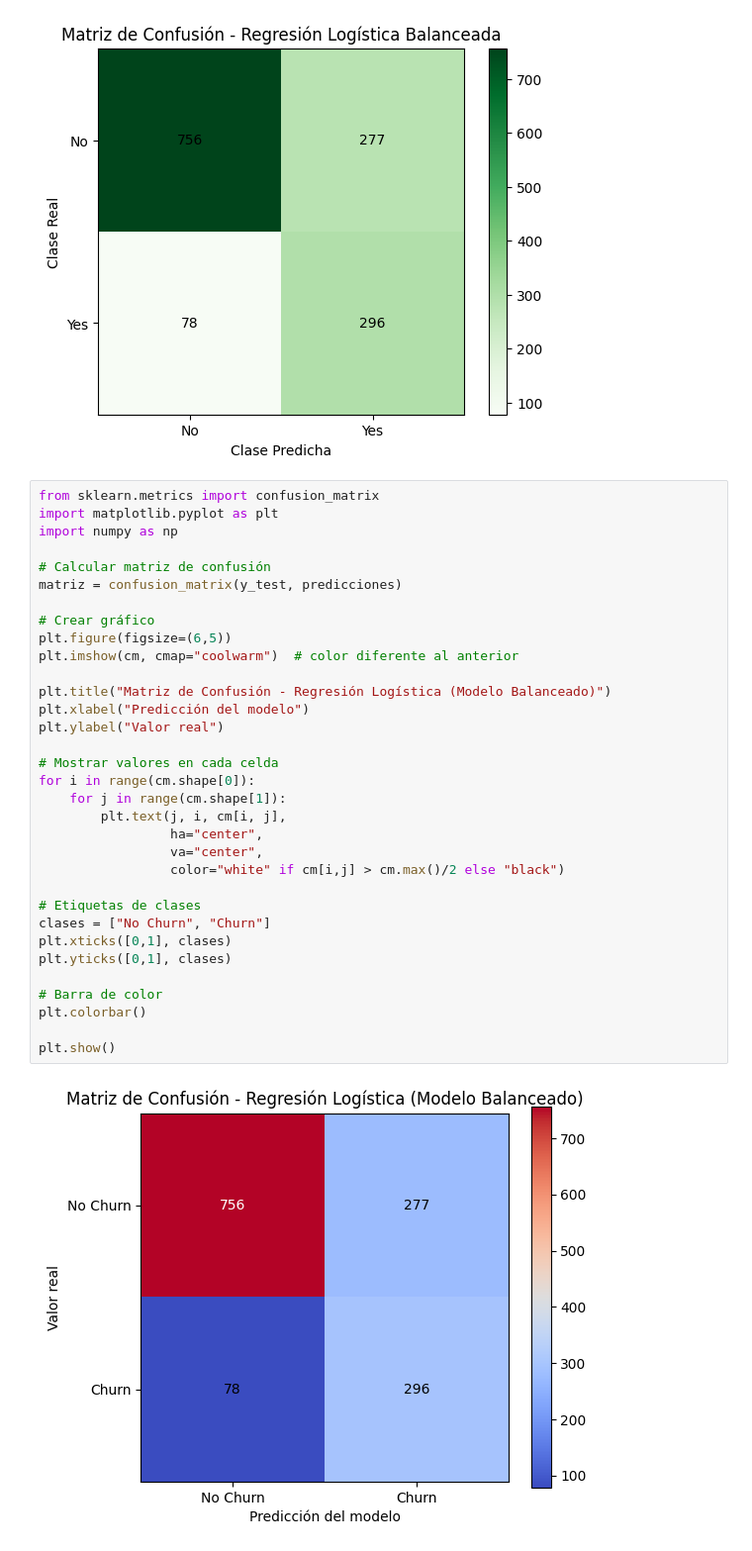
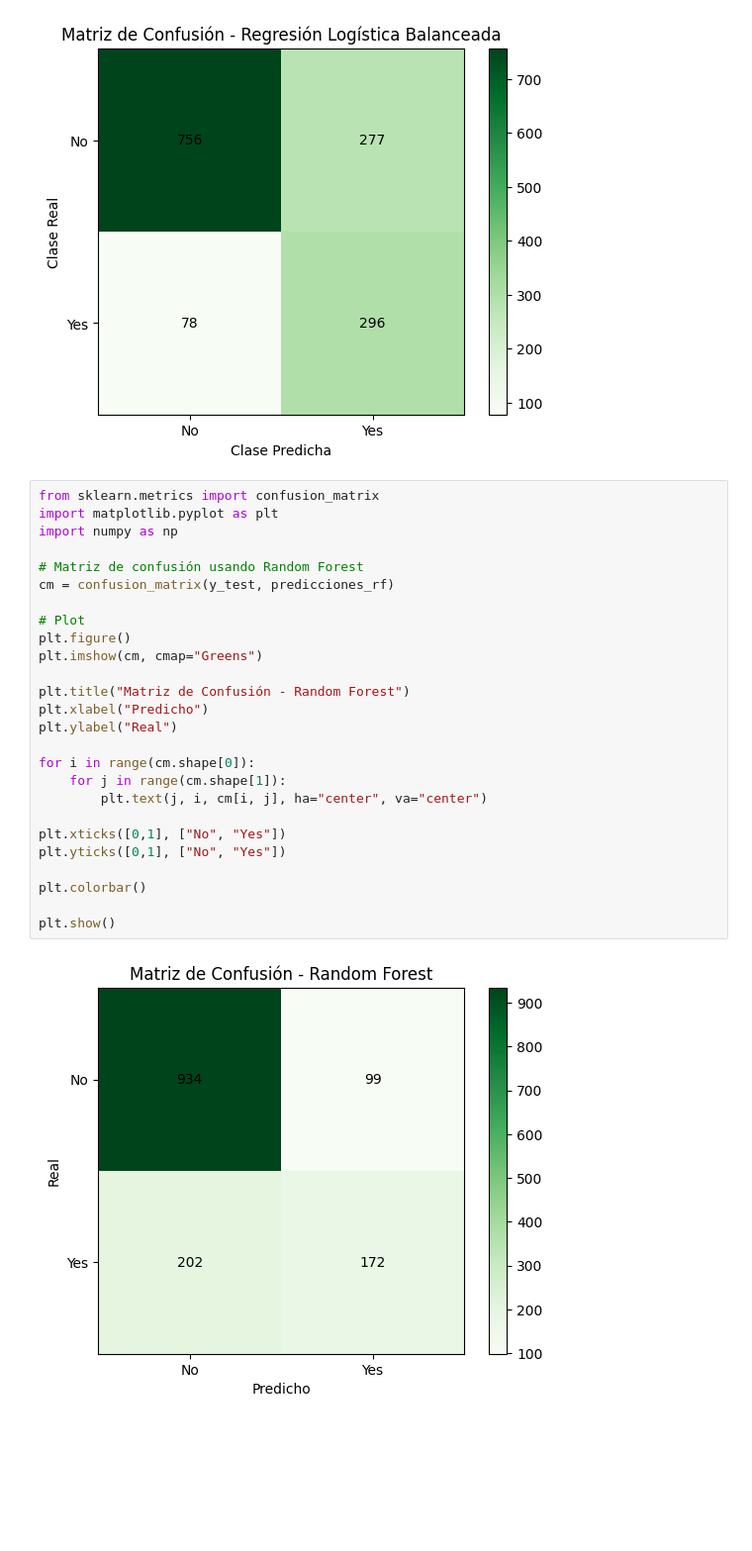
Before and after one commit to aalonsomt/Challenge-TelecomX_2, a Jupyter notebook: TelecomX_2.ipynb, the cells around one changed output. Shown at 99% size. Cells and saved outputs as stored; diff of their text form; blank space fills up the shorter version.

```diff
--- a/TelecomX_2.ipynb
+++ b/TelecomX_2.ipynb
@@ -447,35 +450,28 @@ plt.show()
 # %%
 from sklearn.metrics import confusion_matrix
 import matplotlib.pyplot as plt
 import numpy as np
 
-# Calcular matriz de confusión
-matriz = confusion_matrix(y_test, predicciones)
+# Matriz de confusión usando Random Forest
+cm = confusion_matrix(y_test, predicciones_rf)
 
-# Crear gráfico
-plt.figure(figsize=(6,5))
-plt.imshow(cm, cmap="coolwarm")  # color diferente al anterior
+# Plot
+plt.figure()
+plt.imshow(cm, cmap="Greens")
 
-plt.title("Matriz de Confusión - Regresión Logística (Modelo Balanceado)")
-plt.xlabel("Predicción del modelo")
-plt.ylabel("Valor real")
+plt.title("Matriz de Confusión - Random Forest")
+plt.xlabel("Predicho")
+plt.ylabel("Real")
 
-# Mostrar valores en cada celda
 for i in range(cm.shape[0]):
     for j in range(cm.shape[1]):
-        plt.text(j, i, cm[i, j],
-                 ha="center",
-                 va="center",
-                 color="white" if cm[i,j] > cm.max()/2 else "black")
+        plt.text(j, i, cm[i, j], ha="center", va="center")
 
-# Etiquetas de clases
-clases = ["No Churn", "Churn"]
-plt.xticks([0,1], clases)
-plt.yticks([0,1], clases)
+plt.xticks([0,1], ["No", "Yes"])
+plt.yticks([0,1], ["No", "Yes"])
 
-# Barra de color
 plt.colorbar()
 
 plt.show()
 # %% [output]
-[figure, old version]
+[figure, new version]
```
Also changed, not shown: parts of 4 cells of this notebook.
